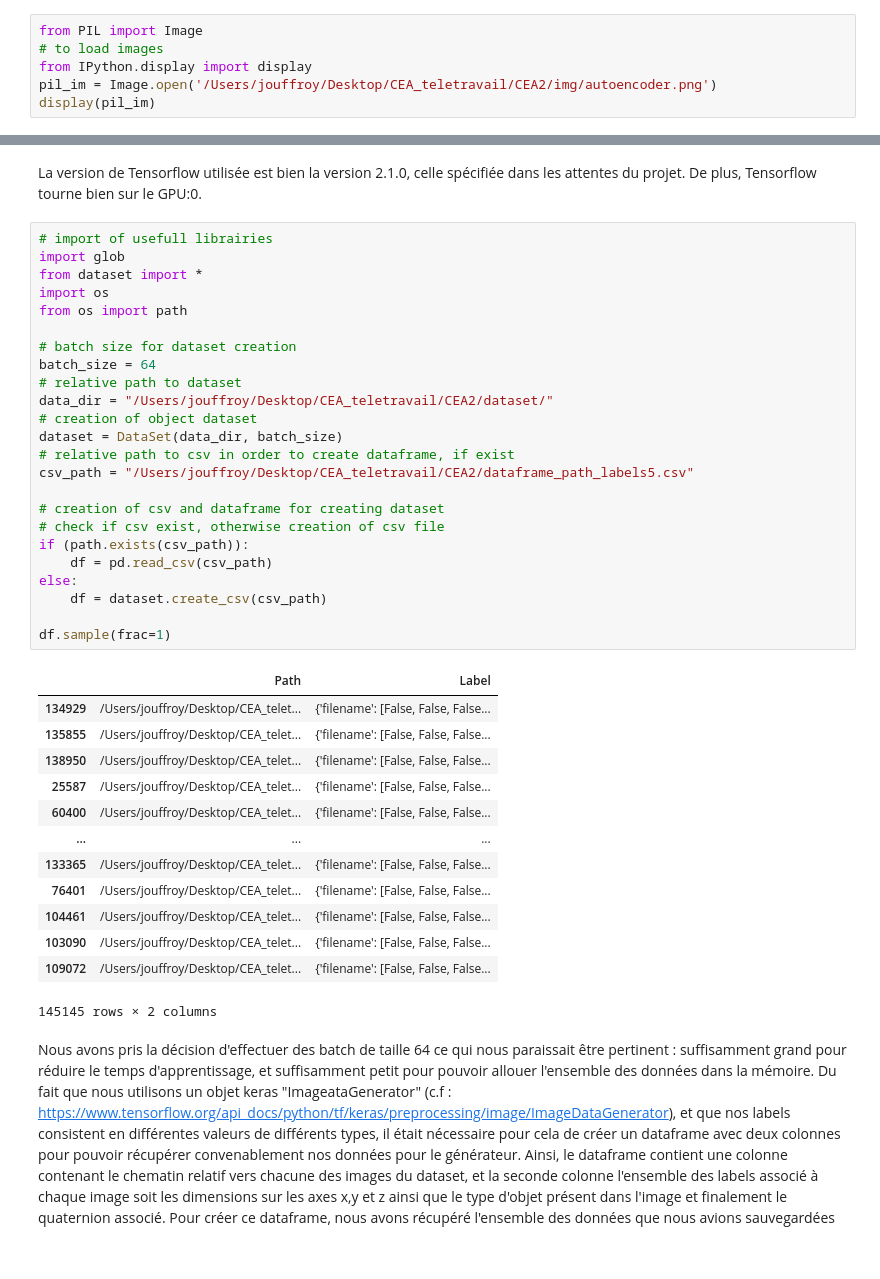
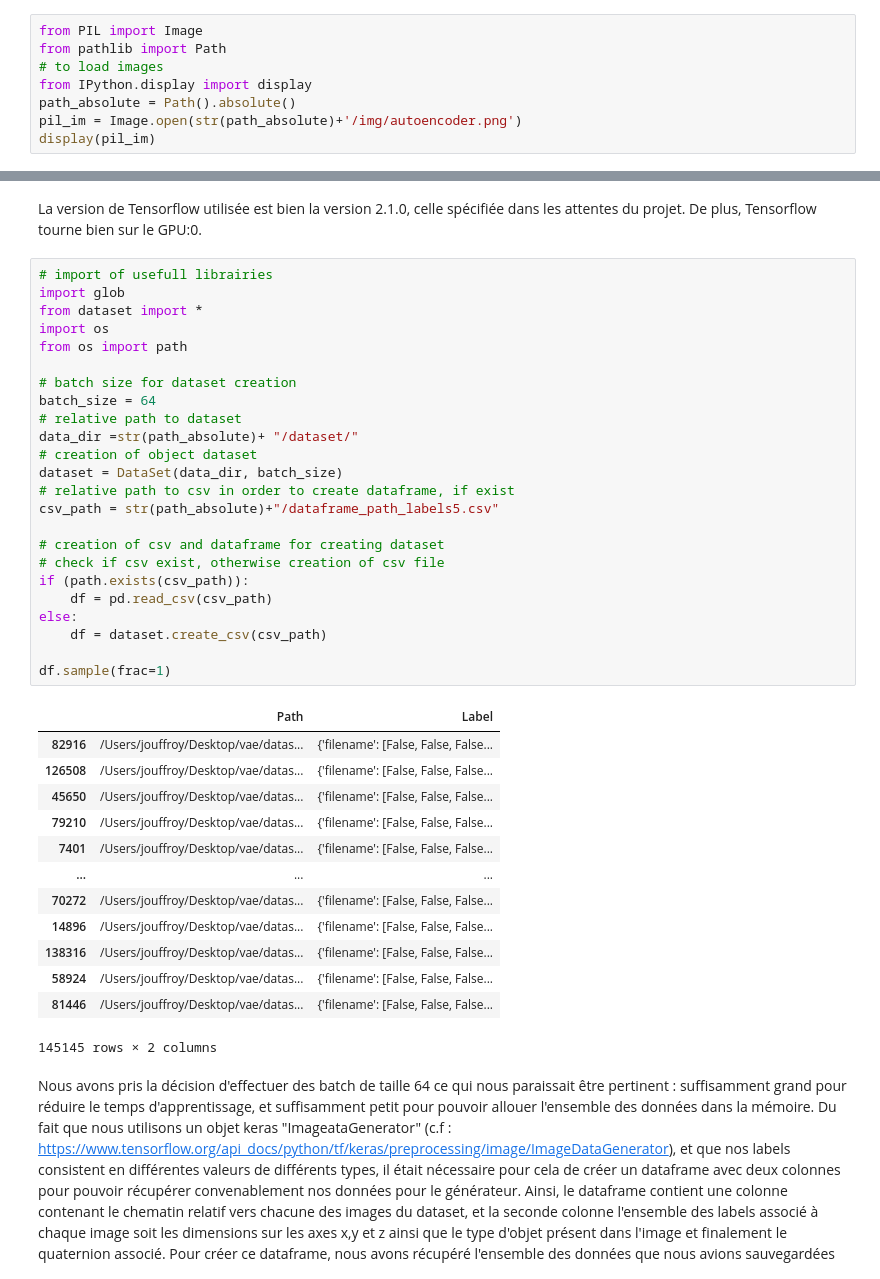
Before and after one commit to EmmaJouffroy/disentangled_vae, a Jupyter notebook: vae_viz.ipynb, the cells around one changed output, grey strips where cells are left out. Drawn from its saved outputs; the diff is of its cells as text.

Commit message:
modified absolute path

```diff
--- a/vae_viz.ipynb
+++ b/vae_viz.ipynb
@@ -13,9 +13,11 @@ Afin de comprendre le beta-variationa-autoencoder, nous allons dans un premier t
 Afin d'effectuer cela, l'autoencoder est composé de trois composants principal : un encodeur, les données d'entrées transformées communément appelé espace latent, et un décodeur.
 # %%
 from PIL import Image
+from pathlib import Path
 # to load images
 from IPython.display import display
-pil_im = Image.open('/Users/jouffroy/Desktop/CEA_teletravail/CEA2/img/autoencoder.png')
+path_absolute = Path().absolute()
+pil_im = Image.open(str(path_absolute)+'/img/autoencoder.png')
 display(pil_im)
 # %% [output]
 [figure]
@@ -116,40 +118,40 @@ La version de Tensorflow utilisée est bien la version 2.1.0, celle spécifiée
 # %%
 # import of usefull librairies
 import glob
 from dataset import *
 import os
 from os import path
 
 # batch size for dataset creation
 batch_size = 64
 # relative path to dataset
-data_dir = "/Users/jouffroy/Desktop/CEA_teletravail/CEA2/dataset/"
+data_dir =str(path_absolute)+ "/dataset/"
 # creation of object dataset
 dataset = DataSet(data_dir, batch_size)
 # relative path to csv in order to create dataframe, if exist
-csv_path = "/Users/jouffroy/Desktop/CEA_teletravail/CEA2/dataframe_path_labels5.csv"
+csv_path = str(path_absolute)+"/dataframe_path_labels5.csv"
 
 # creation of csv and dataframe for creating dataset
 # check if csv exist, otherwise creation of csv file
 if (path.exists(csv_path)):
     df = pd.read_csv(csv_path)
 else:
     df = dataset.create_csv(csv_path)
 
 df.sample(frac=1)
 # %% [output]
 |  | Path | Label |
-| 134929 | /Users/jouffroy/Desktop/CEA_telet... | {'filename': [False, False, False... |
-| 135855 | /Users/jouffroy/Desktop/CEA_telet... | {'filename': [False, False, False... |
-| 138950 | /Users/jouffroy/Desktop/CEA_telet... | {'filename': [False, False, False... |
-| 25587 | /Users/jouffroy/Desktop/CEA_telet... | {'filename': [False, False, False... |
-| 60400 | /Users/jouffroy/Desktop/CEA_telet... | {'filename': [False, False, False... |
+| 82916 | /Users/jouffroy/Desktop/vae/datas... | {'filename': [False, False, False... |
+| 126508 | /Users/jouffroy/Desktop/vae/datas... | {'filename': [False, False, False... |
+| 45650 | /Users/jouffroy/Desktop/vae/datas... | {'filename': [False, False, False... |
+| 79210 | /Users/jouffroy/Desktop/vae/datas... | {'filename': [False, False, False... |
+| 7401 | /Users/jouffroy/Desktop/vae/datas... | {'filename': [False, False, False... |
 | ... | ... | ... |
-| 133365 | /Users/jouffroy/Desktop/CEA_telet... | {'filename': [False, False, False... |
-| 76401 | /Users/jouffroy/Desktop/CEA_telet... | {'filename': [False, False, False... |
-| 104461 | /Users/jouffroy/Desktop/CEA_telet... | {'filename': [False, False, False... |
-| 103090 | /Users/jouffroy/Desktop/CEA_telet... | {'filename': [False, False, False... |
-| 109072 | /Users/jouffroy/Desktop/CEA_telet... | {'filename': [False, False, False... |
+| 70272 | /Users/jouffroy/Desktop/vae/datas... | {'filename': [False, False, False... |
+| 14896 | /Users/jouffroy/Desktop/vae/datas... | {'filename': [False, False, False... |
+| 138316 | /Users/jouffroy/Desktop/vae/datas... | {'filename': [False, False, False... |
+| 58924 | /Users/jouffroy/Desktop/vae/datas... | {'filename': [False, False, False... |
+| 81446 | /Users/jouffroy/Desktop/vae/datas... | {'filename': [False, False, False... |
 145145 rows × 2 columns
 # %% [markdown]
 Nous avons pris la décision d'effectuer des batch de taille 64 ce qui nous paraissait être pertinent : suffisamment grand pour réduire le temps d'apprentissage, et suffisamment petit pour pouvoir allouer l'ensemble des données dans la mémoire. Du fait que nous utilisons un objet keras "ImageataGenerator" (c.f : https://www.tensorflow.org/api_docs/python/tf/keras/preprocessing/image/ImageDataGenerator), et que nos labels consistent en différentes valeurs de différents types, il était nécessaire pour cela de créer un dataframe avec deux colonnes pour pouvoir récupérer convenablement nos données pour le générateur. Ainsi, le dataframe contient une colonne contenant le chematin relatif vers chacune des images du dataset, et la seconde colonne l'ensemble des labels associé à chaque image soit les dimensions sur les axes x,y et z ainsi que le type d'objet présent dans l'image et finalement le quaternion associé.
```
Also changed, not shown: parts of 6 cells of this notebook, 3 other files.
